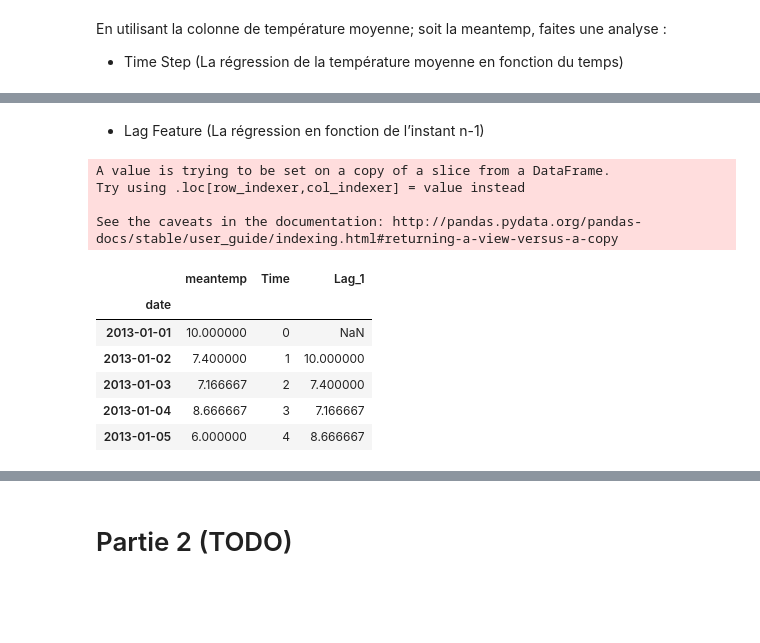
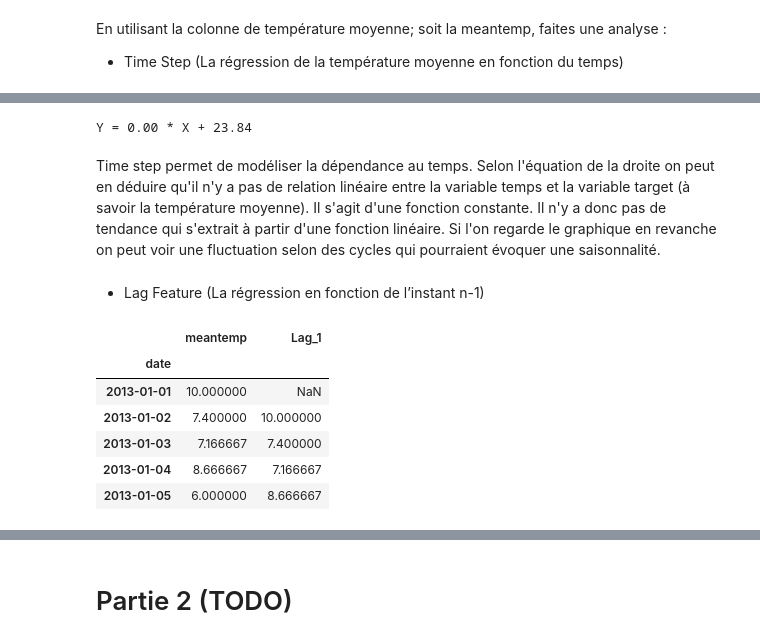
Before and after one commit to MikeDuran-git/TimeForcasting-Project, a Jupyter notebook: Project.ipynb, the cells around one changed output, grey strips where cells are left out. Cells and saved outputs as stored; diff of their text form; code cells hidden in the pictures; blank space fills up the shorter version.

```diff
--- a/Project.ipynb
+++ b/Project.ipynb
@@ -97,18 +120,33 @@ ax.set_title('Time Plot of mean Temperature'); # on set le titre.
+# %%
+# données d'entraînement
+X = df.loc[:, ['Time']]  # features
+y = df.loc[:, 'meantemp']  # target
+
+# entraînement du modèle
+model = LinearRegression()
+model.fit(X, y)
+
+# stockage des valeurs ajustées sous la forme d'une série chronologique
+y_pred = pd.Series(model.predict(X), index=X.index)
+
+# obtention de l'équation de la droite
+print(f'Y = {model.coef_[0]:.2f} * X + {model.intercept_:.2f}')
+# %% [output]
+Y = 0.00 * X + 23.84
+# %% [markdown]
+Time step permet de modéliser la dépendance au temps. Selon l'équation de la droite on peut en déduire qu'il n'y a pas de relation linéaire entre la variable temps et la variable target (à savoir la température moyenne). Il s'agit d'une fonction constante. Il n'y a donc pas de tendance qui s'extrait à partir d'une fonction linéaire. Si l'on regarde le graphique en revanche on peut voir une fluctuation selon des cycles qui pourraient évoquer une saisonnalité.
 # %% [markdown]
 - Lag Feature (La régression en fonction de l’instant n-1)
 # %%
 # on creer le shift de la colonne Lag feature
 df["Lag_1"]=df["meantemp"].shift(1)
+df = df.reindex(columns=['meantemp', 'Lag_1'])
 df.head(5)
 # %% [output]
-A value is trying to be set on a copy of a slice from a DataFrame.
-Try using .loc[row_indexer,col_indexer] = value instead
-
-See the caveats in the documentation: http://pandas.pydata.org/pandas-docs/stable/user_guide/indexing.html#returning-a-view-versus-a-copy
-|  | meantemp | Time | Lag_1 |
-| date |  |  |  |
-| 2013-01-01 | 10.000000 | 0 | NaN |
-| 2013-01-02 | 7.400000 | 1 | 10.000000 |
-| 2013-01-03 | 7.166667 | 2 | 7.400000 |
-| 2013-01-04 | 8.666667 | 3 | 7.166667 |
-| 2013-01-05 | 6.000000 | 4 | 8.666667 |
+|  | meantemp | Lag_1 |
+| date |  |  |
+| 2013-01-01 | 10.000000 | NaN |
+| 2013-01-02 | 7.400000 | 10.000000 |
+| 2013-01-03 | 7.166667 | 7.400000 |
+| 2013-01-04 | 8.666667 | 7.166667 |
+| 2013-01-05 | 6.000000 | 8.666667 |
```
Also changed, not shown: parts of 7 cells of this notebook.
